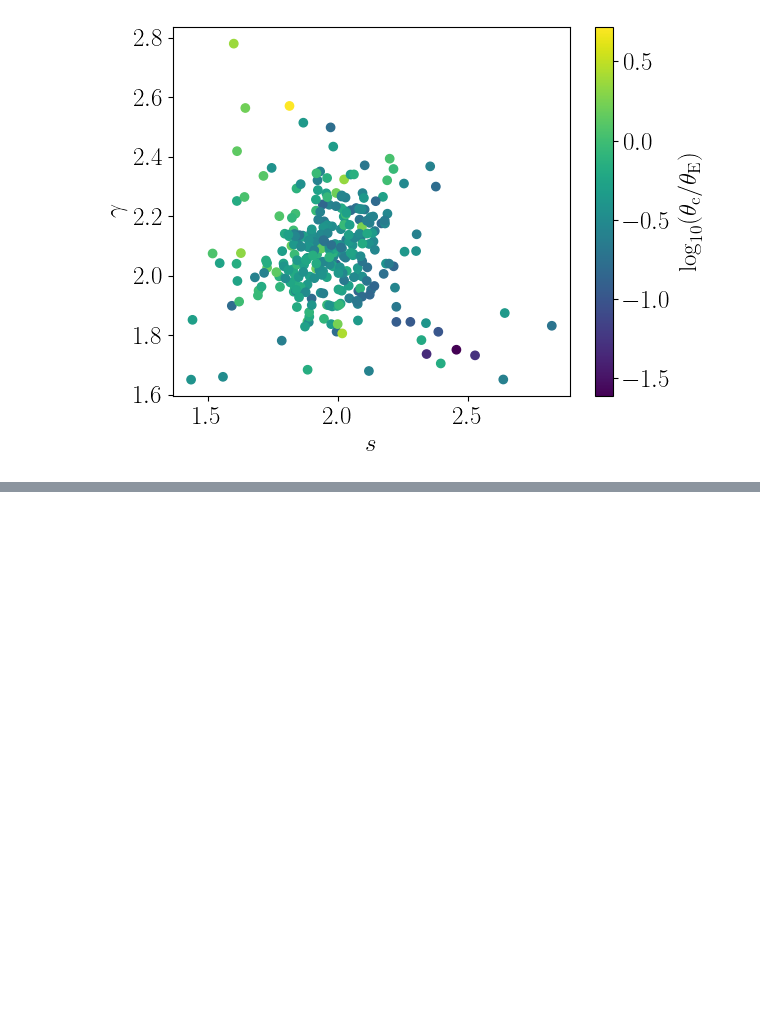
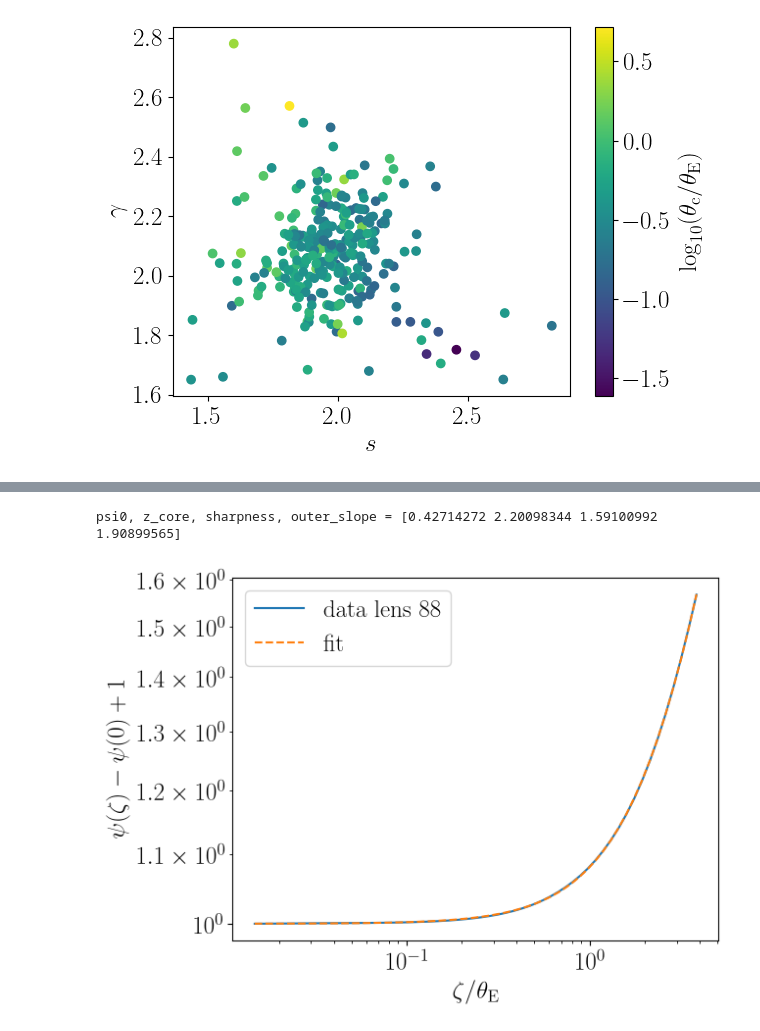
Before and after one commit to ELROND-project/nazgul, a Jupyter notebook: src/nazgul/output_analysis/radial profiles/modelling_COLIBRE_cores.ipynb, the cells around one changed output, grey strips where cells are left out. Saved outputs shown, nothing was run; the diff lists cells and outputs as text; code cells hidden in the pictures; blank space fills up the shorter version.

```diff
--- a/src/nazgul/output_analysis/radial profiles/modelling_COLIBRE_cores.ipynb
+++ b/src/nazgul/output_analysis/radial profiles/modelling_COLIBRE_cores.ipynb
@@ -295,0 +322,32 @@ plt.show()
+# %%
+def psi_model(z, psi0, z_core, sharpness, outer_slope):
+    """
+    Empirical model for psi, such that psi(0)=0
+    """
+
+    psi = psi0 * (1 + (z/z_core)**sharpness)**((3-outer_slope)/sharpness) - psi0
+
+    return psi
+# %%
+z_max = 10
+rng = np.random.default_rng()
+lens = rng.integers(len(zs)-1)
+
+z_ = zs[lens]
+z = z_[z_<z_max] # cut the profile beyond r/rE > x_max
+psi = psis[lens][:len(z)]
+
+# make fit
+popt, pcov = curve_fit(psi_model, z, psi)
+print("psi0, z_core, sharpness, outer_slope =", popt)
+
+plt.loglog(z, 1+psi, '-', label="data lens {}".format(lens))
+plt.loglog(z, 1+psi_model(z, *popt), '--', label=r"fit")
+
+plt.xlabel(r"$\zeta/\theta_{\rm E}$")
+plt.ylabel(r"$\psi(\zeta)-\psi(0)+1$")
+plt.legend()
+plt.show();
+# %% [output]
+psi0, z_core, sharpness, outer_slope = [0.42714272 2.20098344 1.59100992 1.90899565]
+[figure, added]
```
Also changed, not shown: parts of 5 cells of this notebook, 7 other files.
